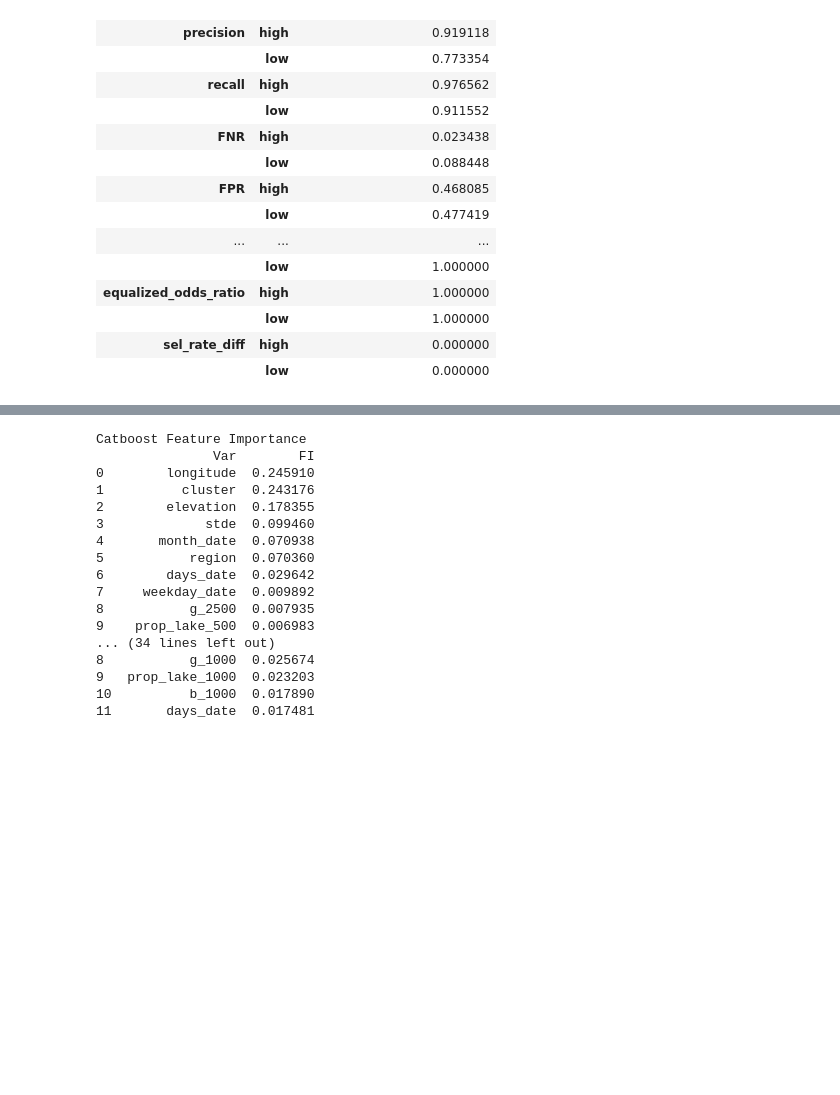
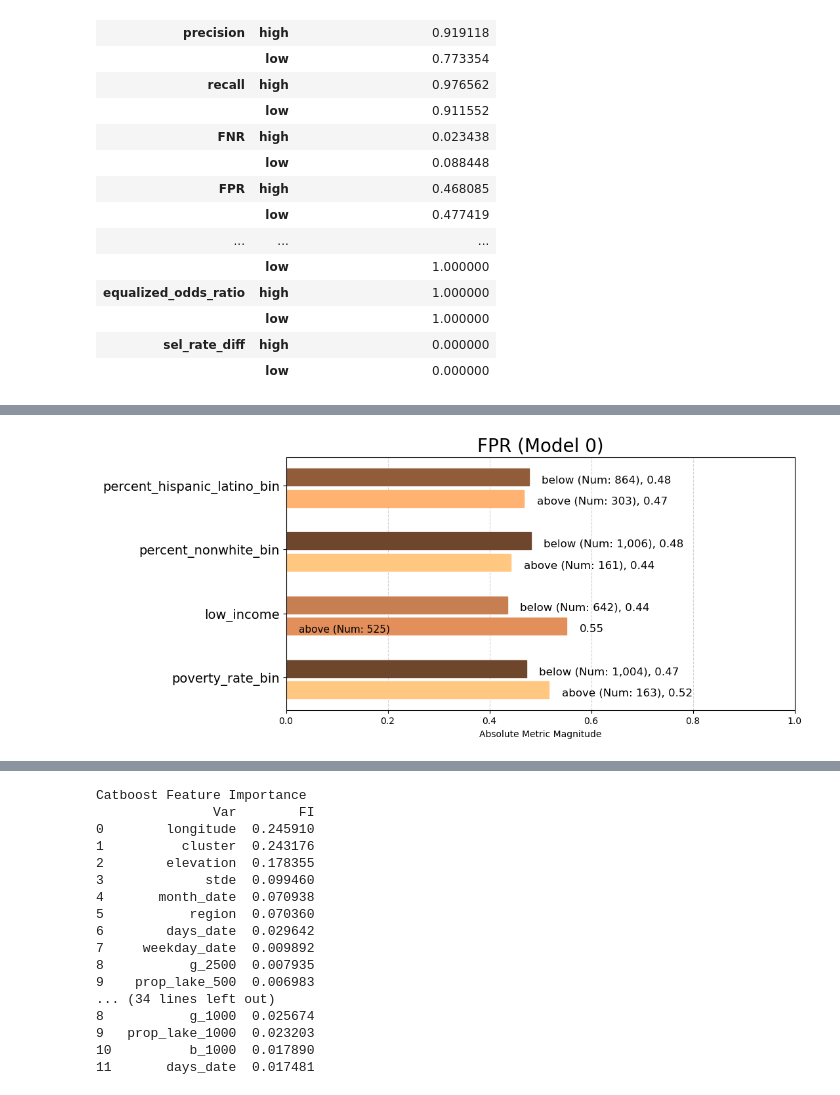
Before and after one commit to jennahgosciak/algaebloom, a Jupyter notebook: rds_draft_report_FINAL.ipynb, the cells around one changed output, grey strips where cells are left out. Cells and saved outputs as stored; diff of their text form; code cells hidden in the pictures; blank space fills up the shorter version.

```diff
--- a/rds_draft_report_FINAL.ipynb
+++ b/rds_draft_report_FINAL.ipynb
@@ -1607,0 +1729,3 @@ round(summary_bygroup, 2).style.to_latex()
+# %%
+g = Group()
+xtab, _ = g.get_crosstabs(pred_data)
@@ -1607,0 +1766,5 @@ round(summary_bygroup, 2).style.to_latex()
+# %%
+aqp = Plot()
+fnr = aqp.plot_group_metric(xtab, 'fpr')
+# %% [output]
+[figure, added]
```
Also changed, not shown: parts of 34 cells of this notebook, 2 other files.
